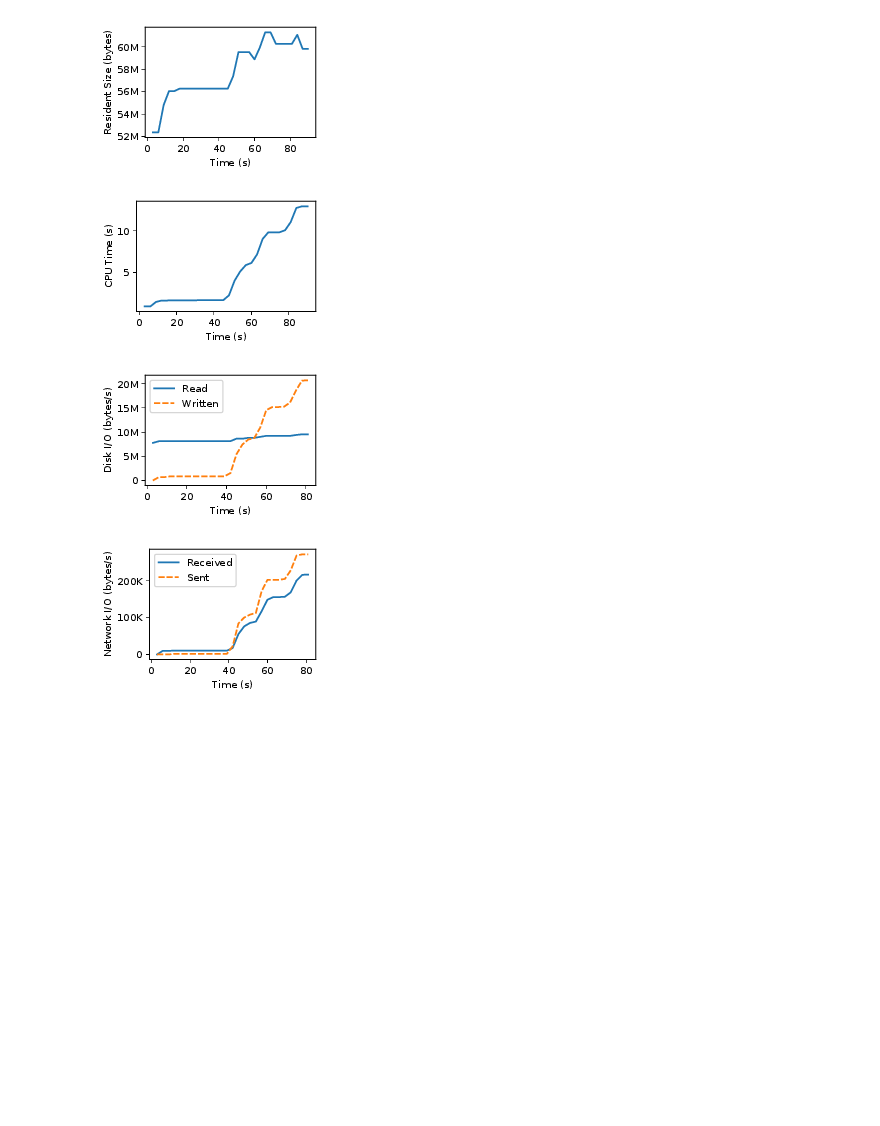
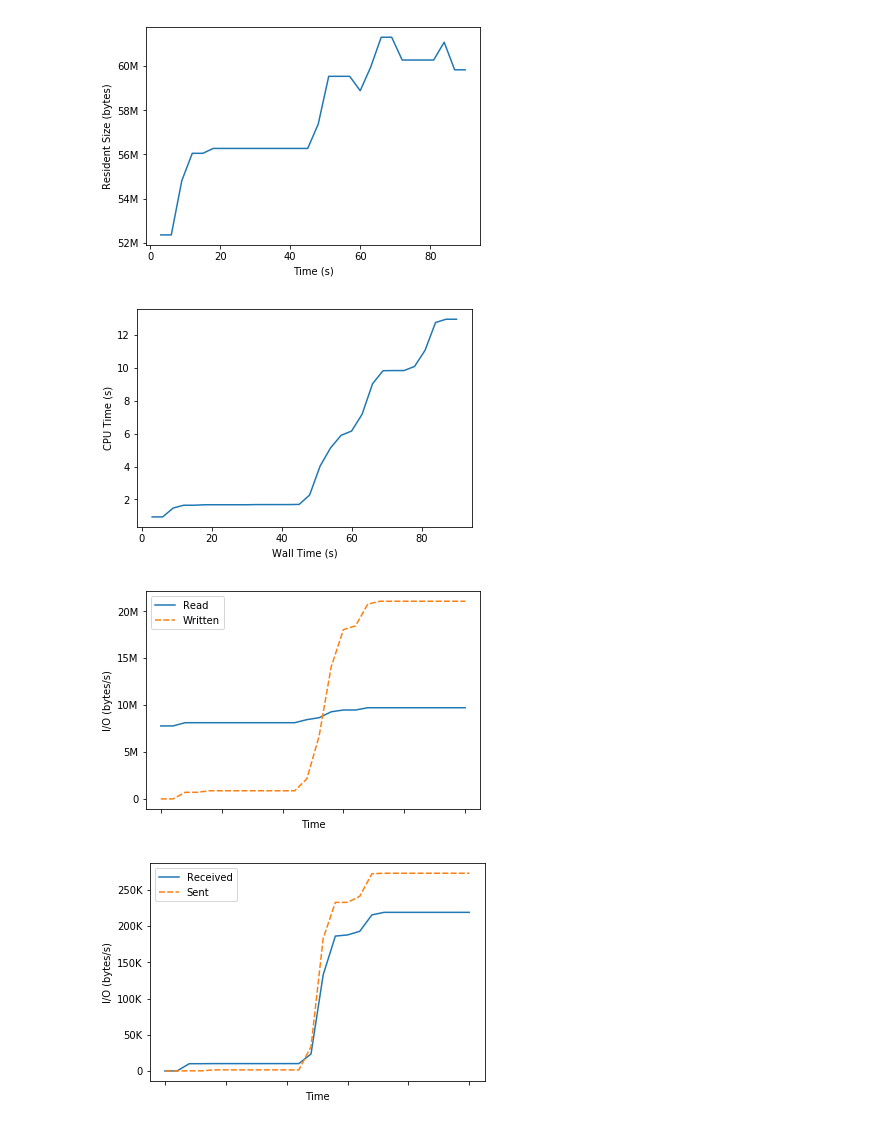
Before and after one commit to rkkautsar/bachelor-thesis, a Jupyter notebook: assets/plots/performance.ipynb, the cells around one changed output. Cells and saved outputs as stored; diff of their text form; code cells hidden in the pictures; blank space fills up the shorter version.

```diff
--- a/assets/plots/performance.ipynb
+++ b/assets/plots/performance.ipynb
@@ -14,12 +14,11 @@ matplotlib.rcParams.update(pgf_with_rc_fonts)
 wall_series = pd.Series(range(3, 91, 3))
 cpu_series = pd.Series([0.94,0.94,1.48,1.65,1.65,1.68,1.68,1.68,1.68,1.68,1.69,1.69,1.69,1.69,1.7,2.27,4.03,5.14,5.9,6.16,7.18,9.04,9.83,9.84,9.84,10.09,11.07,12.76,12.96,12.96])
 memory_series = pd.Series([52355072,52355072,54808576,56049664,56049664,56270848,56270848,56270848,56270848,56270848,56270848,56270848,56270848,56270848,56270848,57372672,59535360,59535360,59535360,58884096,59953152,61304832,61304832,60272640,60272640,60272640,60272640,61079552,59830272,59830272])
-bytes_read = pd.Series([7773917,8118878,8118878,8118878,8118878,8118878,8118878,8118878,8118878,8118878,8118878,8118878,8118878,8134997,8636757,8636757,8819029,8819030,9022806,9226582,9226582,9226582,9226582,9226582,9405782,9549142,9549142])
-bytes_written = pd.Series([0,700416,700416,864256,864256,864256,864256,864256,864256,864256,864256,864256,864256,1519616,5414912,7434240,8478720,8785920,10956800,14548992,15187968,15187968,15278080,16130048,18640896,20664320,20725760])
-bytes_received = pd.Series([2,9965,9965,10108,10108,10108,10108,10108,10108,10108,10108,10108,10108,17264,55329,76417,85718,89357,117798,148779,155956,155956,156864,168775,200763,216530,217206])
-bytes_sent = pd.Series([2,116,116,1430,1430,1430,1430,1430,1430,1430,1430,1430,1430,22008,84156,100460,108335,112815,172402,202734,202923,202923,205374,228567,268790,272278,272297])
+bytes_read = pd.Series([7773918, 7773918, 8118879, 8118879, 8118879, 8118879, 8118879, 8118879, 8118879, 8118879, 8118879, 8118879, 8446294, 8650070, 9281878, 9472343, 9472343, 9712983, 9712983, 9712983, 9712983, 9712983, 9712983, 9712983, 9712983, 9712983])
+bytes_written = pd.Series([0,0,704512,704512,868352,868352,868352,868352,868352,868352,868352,868352,2142208,6676480,14086144,18034688,18436096,20750336,21057536,21057536,21057536,21057536,21057536,21057536,21057536,21057536])
+bytes_received = pd.Series([2,2,9968,9968,10111,10111,10111,10111,10111,10111,10111,10111,23403,132723,186216,187772,192749,215438,218978,218978,218978,218978,218978,218978,218978,218978])
+bytes_sent = pd.Series([2,2,119,119,1433,1433,1433,1433,1433,1433,1433,1433,33503,182885,232732,232779,241108,272319,272980,272980,272980,272980,272980,272980,272980,272980])
 # %%
-plt.figure(figsize=(3, 2))
 ax = matplotlib.pyplot.gca()
 mkfunc = lambda x, pos: '%1.0fM' % (x * 1e-6) if x >= 1e6 else '%1.0fK' % (x * 1e-3) if x >= 1e3 else '%1.0f' % x
 mkformatter = matplotlib.ticker.FuncFormatter(mkfunc)
@@ -27,57 +26,48 @@ ax.yaxis.set_major_formatter(mkformatter)
 df = pd.DataFrame(dict(memory=memory_series, wall=wall_series))
 sns.lineplot(data=df, y="memory", x="wall", ax=ax)
 ax.set(xlabel="Time (s)", ylabel="Resident Size (bytes)")
-plt.tight_layout(0)
 plt.savefig("perf_rss.pgf")
 # %% [output]
-[figure, old version]
+[figure, new version]
 # %%
-plt.figure(figsize=(3, 2))
 ax = matplotlib.pyplot.gca()
 mkfunc = lambda x, pos: '%1.0fM' % (x * 1e-6) if x >= 1e6 else '%1.0fK' % (x * 1e-3) if x >= 1e3 else '%1.0f' % x
 mkformatter = matplotlib.ticker.FuncFormatter(mkfunc)
 ax.yaxis.set_major_formatter(mkformatter)
 df = pd.DataFrame(dict(cpu=cpu_series, wall=wall_series))
 sns.lineplot(data=df, y="cpu", x="wall", ax=ax)
-ax.set(xlabel="Time (s)", ylabel="CPU Time (s)")
-plt.tight_layout(0)
+ax.set(xlabel="Wall Time (s)", ylabel="CPU Time (s)")
 plt.savefig("perf_cpu.pgf")
 # %% [output]
-[figure, old version]
+[figure, new version]
 # %%
 df = pd.DataFrame()
 df["Read"] = bytes_read
 df["Written"] = bytes_written
 df["Received"] = bytes_received
 df["Sent"] = bytes_sent
-df = df.set_index(pd.Series(range(3,82,3)))
 # %%
-plt.figure(figsize=(3, 2))
-
 ax = matplotlib.pyplot.gca()
 mkfunc = lambda x, pos: '%1.0fM' % (x * 1e-6) if x >= 1e6 else '%1.0fK' % (x * 1e-3) if x >= 1e3 else '%1.0f' % x
 mkformatter = matplotlib.ticker.FuncFormatter(mkfunc)
 ax.yaxis.set_major_formatter(mkformatter)
-ax.set(xlabel="Time (s)", ylabel="Disk I/O (bytes/s)")
+ax.set(xlabel="Time", ylabel="I/O (bytes/s)", xticklabels=[])
 
 sns.lineplot(data=df[["Read", "Written"]], ax=ax)
 
-plt.tight_layout(0)
 plt.savefig("perf_io_rw.pgf")
 # %% [output]
-[figure, old version]
+[figure, new version]
 # %%
-plt.figure(figsize=(3, 2))
-
 ax = matplotlib.pyplot.gca()
 mkfunc = lambda x, pos: '%1.0fM' % (x * 1e-6) if x >= 1e6 else '%1.0fK' % (x * 1e-3) if x >= 1e3 else '%1.0f' % x
 mkformatter = matplotlib.ticker.FuncFormatter(mkfunc)
 ax.yaxis.set_major_formatter(mkformatter)
-ax.set(xlabel="Time (s)", ylabel="Network I/O (bytes/s)")
+ax.set(xlabel="Time", ylabel="I/O (bytes/s)", xticklabels=[])
 
 fig = sns.lineplot(data=df[["Received", "Sent"]], ax=ax)
 
-plt.tight_layout(0)
+
 plt.savefig("perf_io_recvsent.pgf")
 # %% [output]
-[figure, old version]
+[figure, new version]
```
Also changed, not shown: 1 other file.
